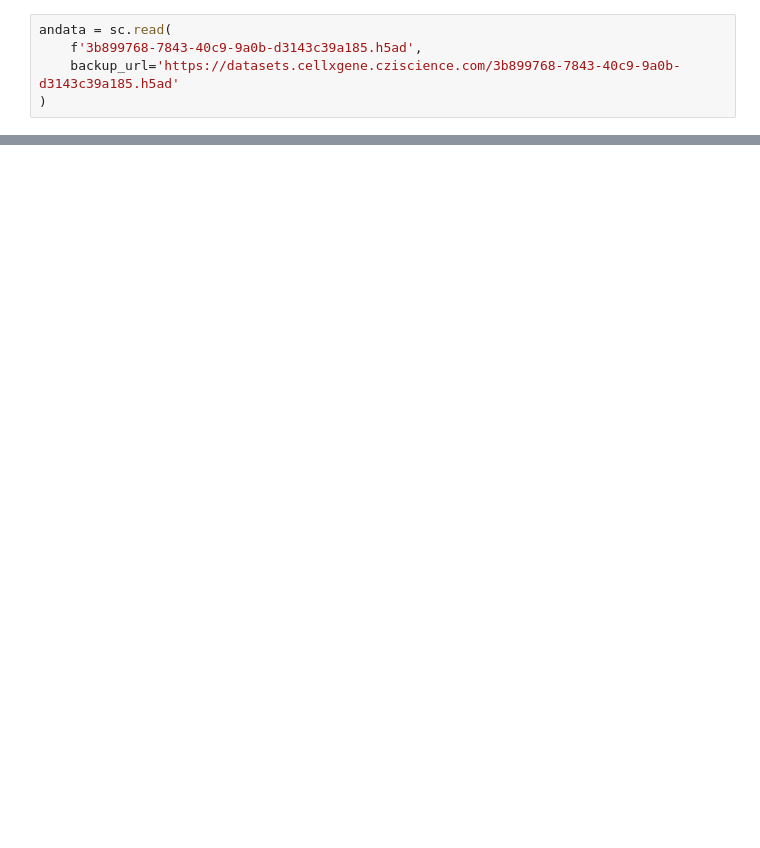
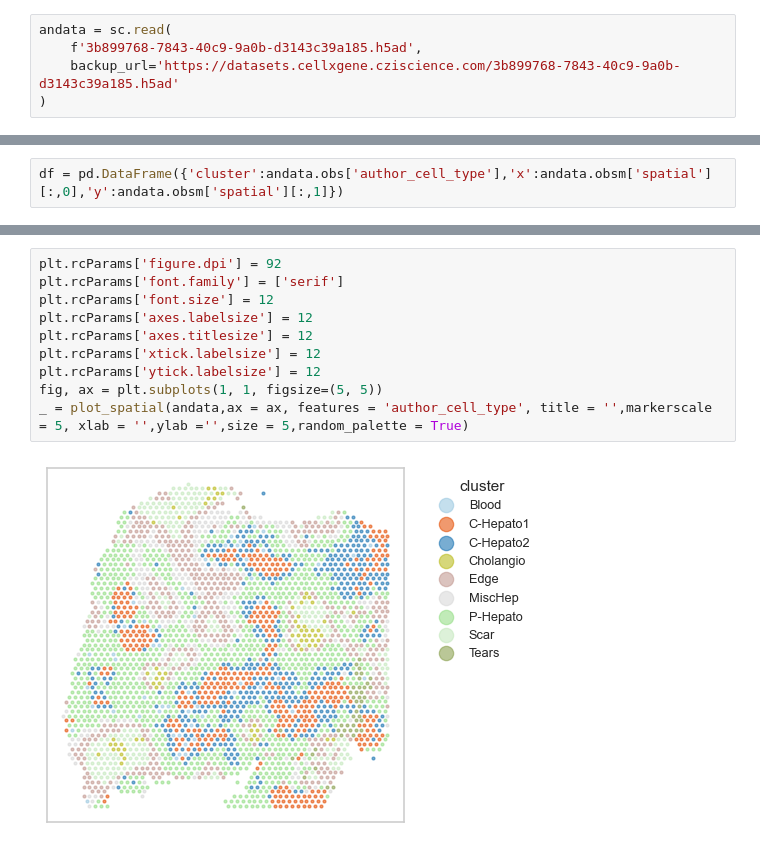
Before and after one commit to gkanfer/SpatialOmicsToolkit, a Jupyter notebook: Untitled.ipynb, the cells around one changed output, grey strips where cells are left out. Drawn from its saved outputs; the diff is of its cells as text; blank space fills up the shorter version.

Commit message:
pysal cell typing

```diff
--- a/Untitled.ipynb
+++ b/Untitled.ipynb
@@ -61,0 +139,2 @@ andata.uns["config"]["secondary_var_names"] = andata.var_names
+# %%
+df = pd.DataFrame({'cluster':andata.obs['author_cell_type'],'x':andata.obsm['spatial'][:,0],'y':andata.obsm['spatial'][:,1]})
@@ -61,0 +193,12 @@ andata.uns["config"]["secondary_var_names"] = andata.var_names
+# %%
+plt.rcParams['figure.dpi'] = 92
+plt.rcParams['font.family'] = ['serif']
+plt.rcParams['font.size'] = 12
+plt.rcParams['axes.labelsize'] = 12
+plt.rcParams['axes.titlesize'] = 12
+plt.rcParams['xtick.labelsize'] = 12
+plt.rcParams['ytick.labelsize'] = 12
+fig, ax = plt.subplots(1, 1, figsize=(5, 5))
+_ = plot_spatial(andata,ax = ax, features = 'author_cell_type', title = '',markerscale = 5, xlab = '',ylab ='',size = 5,random_palette = True)
+# %% [output]
+[figure, added]
```
Also changed, not shown: parts of 12 cells of this notebook.
